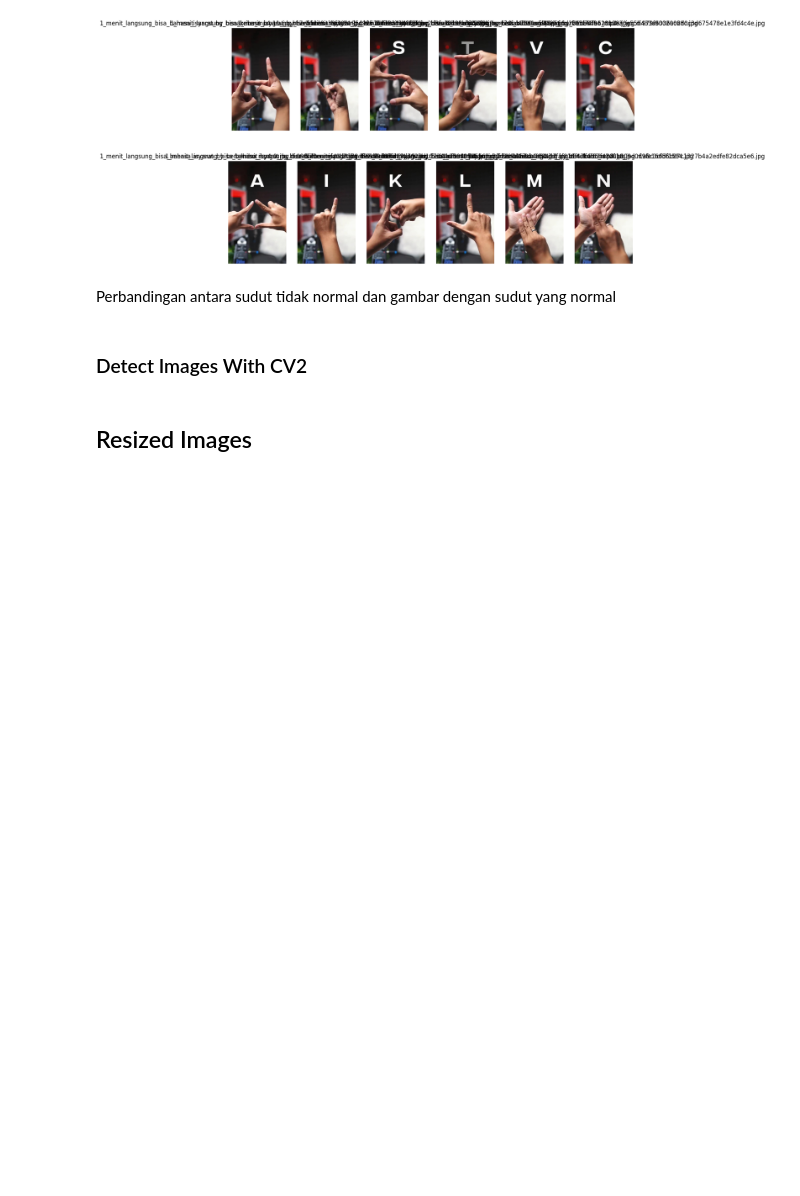
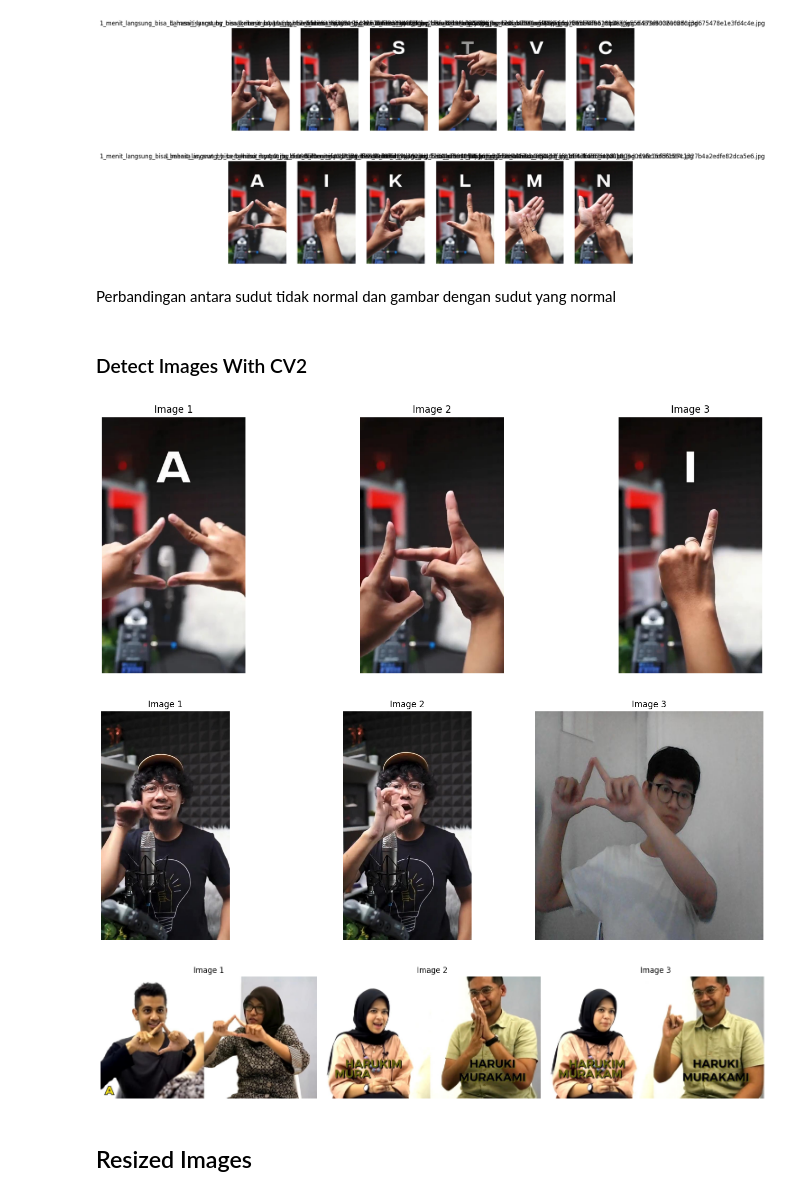
Before and after one commit to Padmanaba231/AI_LAB_PROJECT, a Jupyter notebook: Data_Exploration.ipynb, the cells around one changed output. Drawn from its saved outputs; the diff is of its cells as text; code cells hidden in the pictures; blank space fills up the shorter version.

Commit message:
Data Exploration - Face Detection with CV2

```diff
--- a/Data_Exploration.ipynb
+++ b/Data_Exploration.ipynb
@@ -341,2 +283,64 @@ else:
+# %%
+def display_images(images, titles=None, num_images=3):
+    plt.figure(figsize=(15, 5))
+    for i in range(min(num_images, len(images))):
+        plt.subplot(1, num_images, i + 1)
+        plt.imshow(cv2.cvtColor(images[i], cv2.COLOR_BGR2RGB))
+        plt.title(titles[i] if titles is not None else f'Image {i + 1}')
+        plt.axis('off')
+    plt.tight_layout()
+    plt.show()
+
+# Fungsi untuk mendeteksi wajah dalam image
+def face_detection(image):
+    face_detector = cv2.CascadeClassifier(cv2.data.haarcascades + 'haarcascade_frontalface_default.xml')
+    face = face_detector.detectMultiScale(image, scaleFactor=1.1, minNeighbors=5, minSize=(70, 70))
+    return len(face)
+
+# Fungsi untuk memproses semua image dalam direktori
+def image_processing(directory):
+    no_people = []
+    one_person = []
+    more_than_one_person = []
+
+    for filename in os.listdir(directory):
+        if filename.lower().endswith(('.png', '.jpg', '.jpeg', '.bmp', '.gif')):
+            image_path = os.path.join(directory, filename)
+            image = cv2.imread(image_path)
+            if image is None:
+                raise ValueError(f"image tidak dapat dibaca: {filename}")
+            grey = cv2.cvtColor(image, cv2.COLOR_BGR2GRAY)
+            face_count = face_detection(grey)
+            if face_count == 0:
+               no_people.append(image)
+            elif face_count == 1:
+                one_person.append(image)
+            else:
+                more_than_one_person.append(image)
+
+
+
+    return no_people, one_person, more_than_one_person
+
+no_people, one_person,more_than_one_person = image_processing(image_folder)
+
+if no_people:
+    display_images(no_people, num_images=3)
+else:
+    print("No images with no people found.")
+
+if one_person:
+    display_images(one_person, num_images=3)
+else:
+    print("No images with one person found.")
+
+if more_than_one_person:
+    display_images(more_than_one_person, num_images=3)
+else:
+    print("No images with more than one person found.")
+# %% [output]
+[figure, added]
+[figure, added]
+[figure, added]
 # %% [markdown]
 ## Resized Images
```
Also changed, not shown: parts of 3 cells of this notebook.
